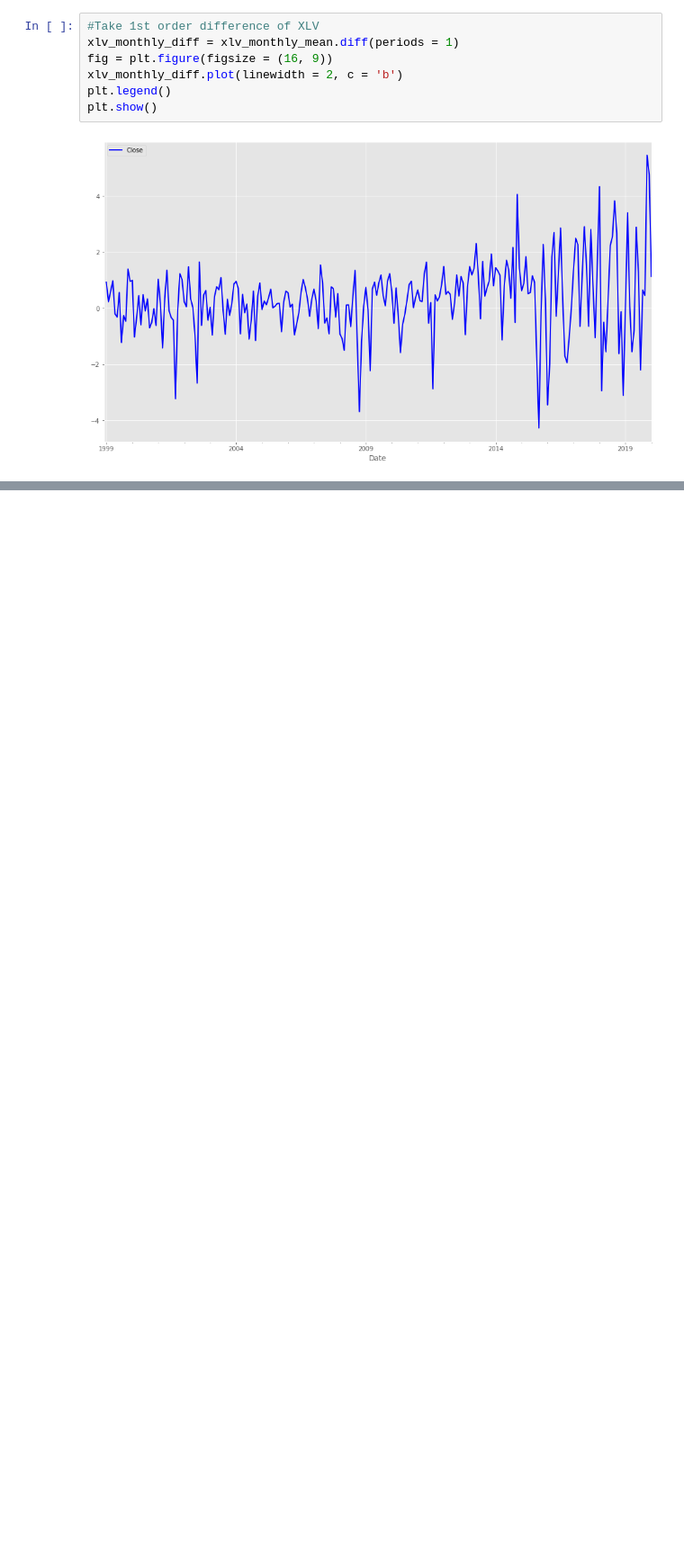
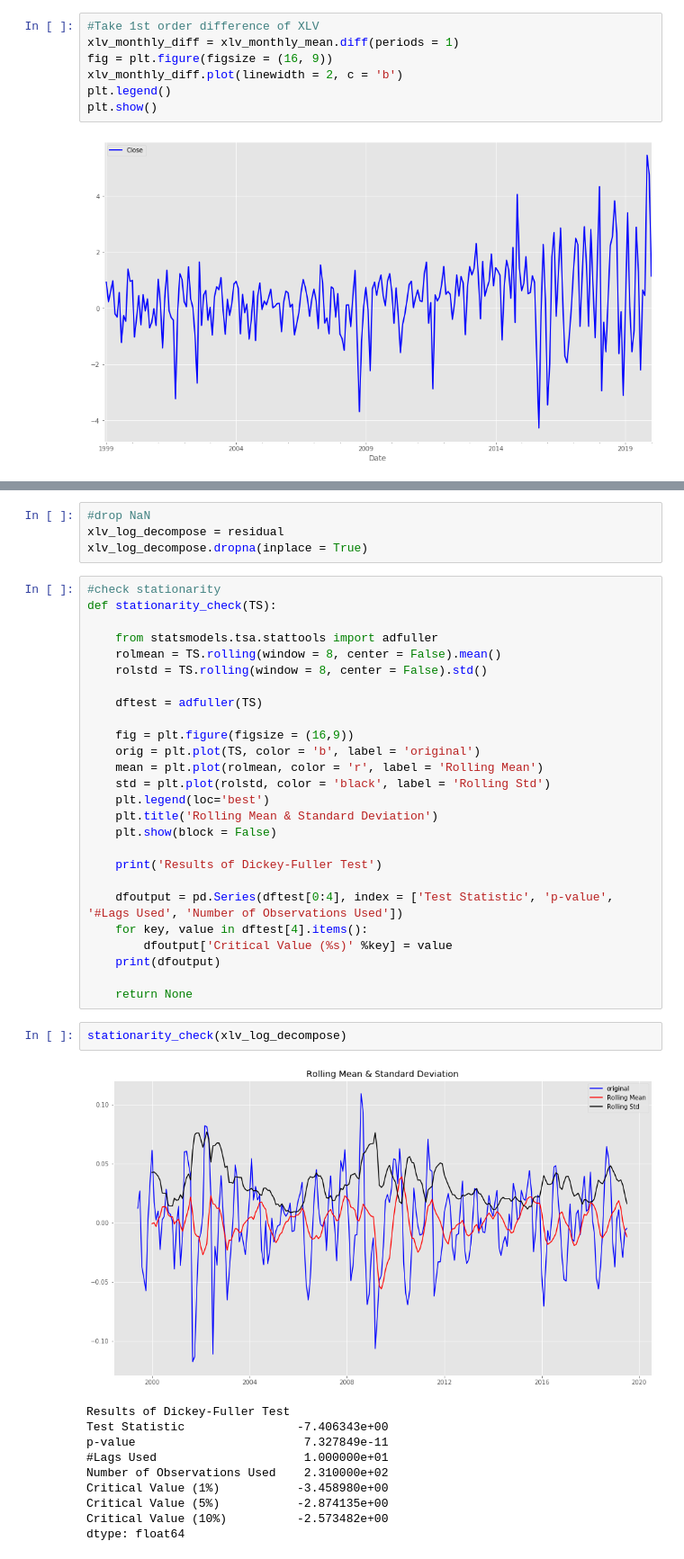
Before and after one commit to andrewcole33/xlv_time_series_analysis, a Jupyter notebook: XLV_time_series.ipynb, the cells around one changed output, grey strips where cells are left out. Shown: that part at 90% size. Cells and saved outputs as stored; diff of their text form; blank space fills up the shorter version.

```diff
--- a/XLV_time_series.ipynb
+++ b/XLV_time_series.ipynb
@@ -93,0 +94,43 @@ xlv_monthly_mean.plot(kind = 'kde');
+# %%
+#drop NaN
+xlv_log_decompose = residual
+xlv_log_decompose.dropna(inplace = True)
+# %%
+#check stationarity
+def stationarity_check(TS):
+
+    from statsmodels.tsa.stattools import adfuller
+    rolmean = TS.rolling(window = 8, center = False).mean()
+    rolstd = TS.rolling(window = 8, center = False).std()
+
+    dftest = adfuller(TS)
+
+    fig = plt.figure(figsize = (16,9))
+    orig = plt.plot(TS, color = 'b', label = 'original')
+    mean = plt.plot(rolmean, color = 'r', label = 'Rolling Mean')
+    std = plt.plot(rolstd, color = 'black', label = 'Rolling Std')
+    plt.legend(loc='best')
+    plt.title('Rolling Mean & Standard Deviation')
+    plt.show(block = False)
+
+    print('Results of Dickey-Fuller Test')
+
+    dfoutput = pd.Series(dftest[0:4], index = ['Test Statistic', 'p-value', '#Lags Used', 'Number of Observations Used'])
+    for key, value in dftest[4].items():
+        dfoutput['Critical Value (%s)' %key] = value
+    print(dfoutput)
+
+    return None
+# %%
+stationarity_check(xlv_log_decompose)
+# %% [output]
+[figure, added]
+Results of Dickey-Fuller Test
+Test Statistic                -7.406343e+00
+p-value                        7.327849e-11
+#Lags Used                     1.000000e+01
+Number of Observations Used    2.310000e+02
+Critical Value (1%)           -3.458980e+00
+Critical Value (5%)           -2.874135e+00
+Critical Value (10%)          -2.573482e+00
+dtype: float64
```
Also changed, not shown: parts of 14 cells of this notebook, 3 other files.
